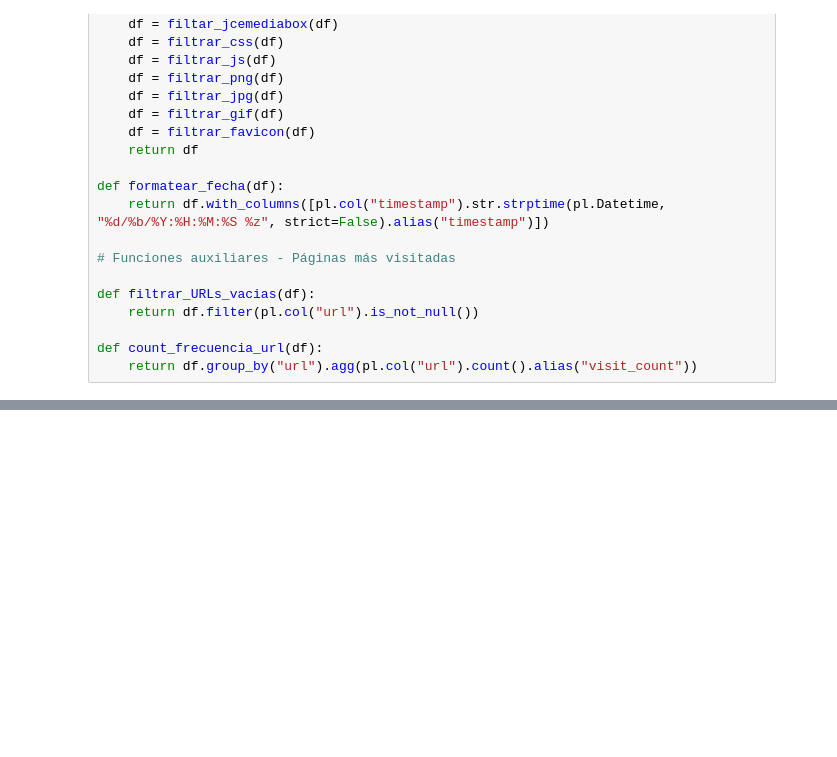
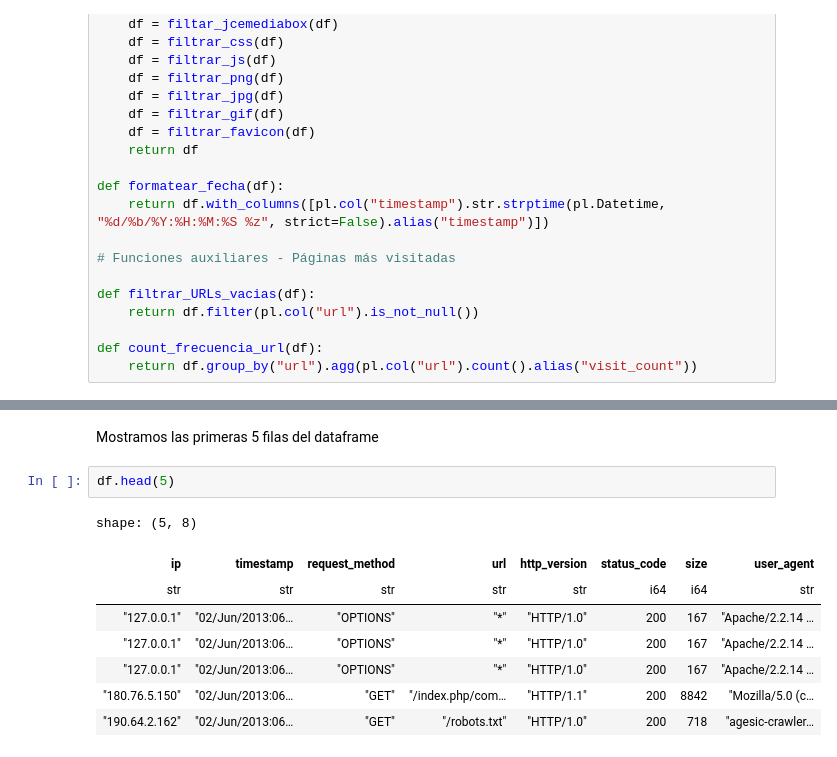
Before and after one commit to Sofia6074/Metricas_Geoportales_Maitena_Silvina_Sofia, a Jupyter notebook: Proyecto.ipynb, the cells around one changed output, grey strips where cells are left out. Saved outputs shown, nothing was run; the diff lists cells and outputs as text; blank space fills up the shorter version.

```diff
--- a/Proyecto.ipynb
+++ b/Proyecto.ipynb
@@ -151,0 +168,13 @@ def count_frecuencia_url(df):
+# %% [markdown]
+Mostramos las primeras 5 filas del dataframe
+# %%
+df.head(5)
+# %% [output]
+shape: (5, 8)
+| ip | timestamp | request_method | url | http_version | status_code | size | user_agent |
+| str | str | str | str | str | i64 | i64 | str |
+| "127.0.0.1" | "02/Jun/2013:06… | "OPTIONS" | "*" | "HTTP/1.0" | 200 | 167 | "Apache/2.2.14 … |
+| "127.0.0.1" | "02/Jun/2013:06… | "OPTIONS" | "*" | "HTTP/1.0" | 200 | 167 | "Apache/2.2.14 … |
+| "127.0.0.1" | "02/Jun/2013:06… | "OPTIONS" | "*" | "HTTP/1.0" | 200 | 167 | "Apache/2.2.14 … |
+| "180.76.5.150" | "02/Jun/2013:06… | "GET" | "/index.php/com… | "HTTP/1.1" | 200 | 8842 | "Mozilla/5.0 (c… |
+| "190.64.2.162" | "02/Jun/2013:06… | "GET" | "/robots.txt" | "HTTP/1.0" | 200 | 718 | "agesic-crawler… |
```
Also changed, not shown: parts of 27 cells of this notebook.
